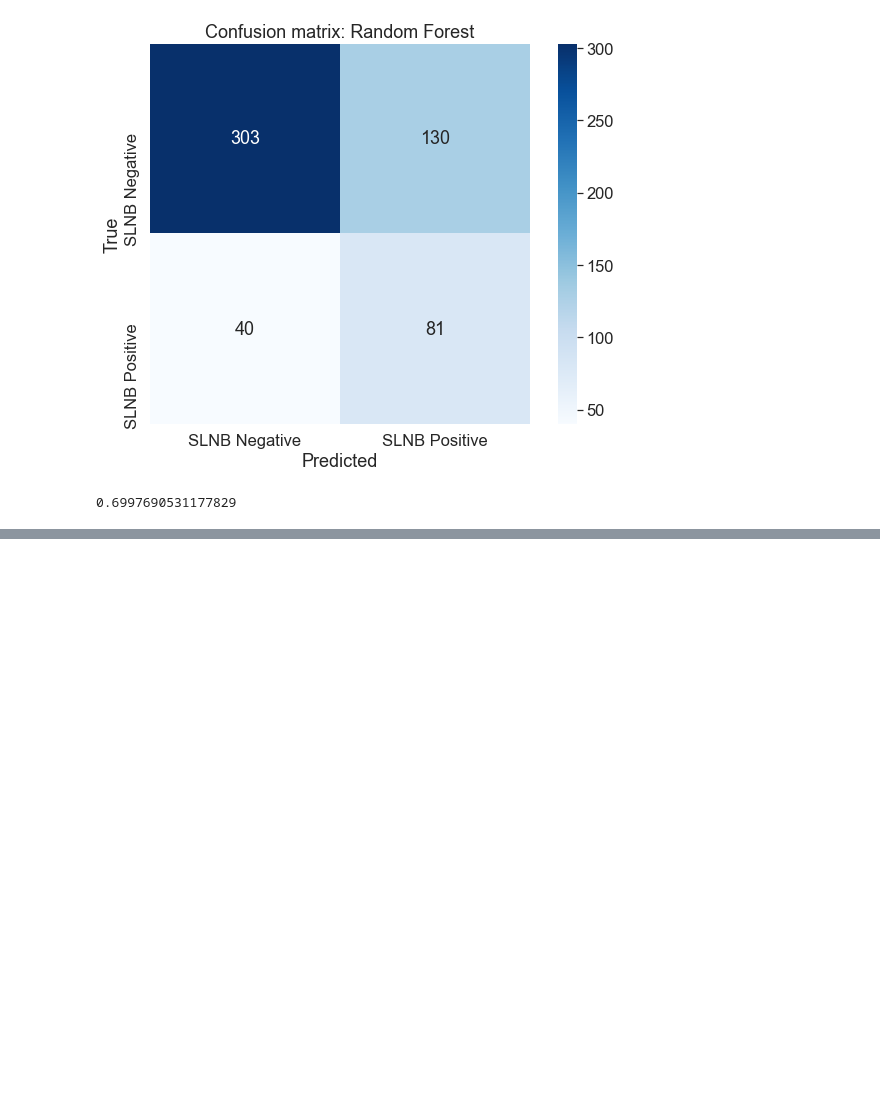
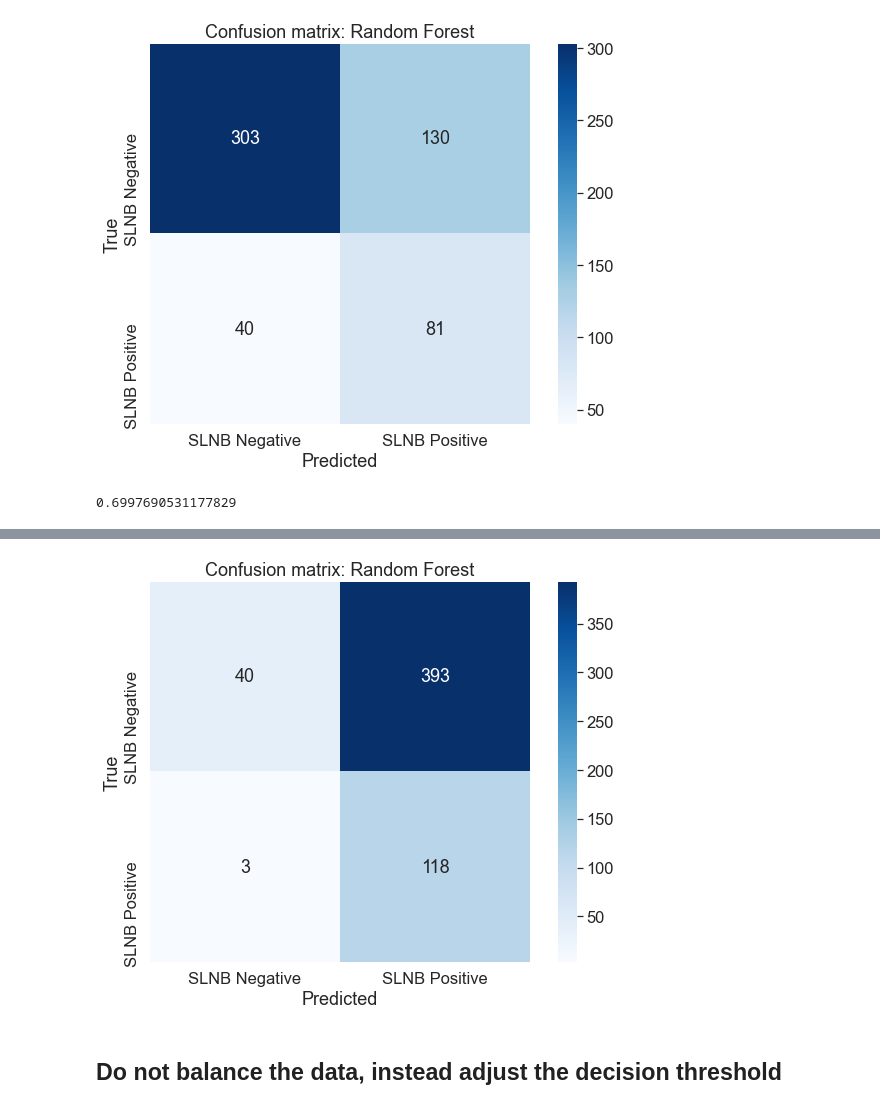
Before and after one commit to jerryji1993/MetMCC-SCAN, a Jupyter notebook: scripts/model_fitting.ipynb, the cells around one changed output, grey strips where cells are left out. Cells and saved outputs as stored; diff of their text form; code cells hidden in the pictures; blank space fills up the shorter version.

```diff
--- a/scripts/model_fitting.ipynb
+++ b/scripts/model_fitting.ipynb
@@ -3292,0 +3366,16 @@ with open(BASE_DIR+'../model/preprocessor.pkl', 'wb') as f:
+# %%
+# play with decision threshold
+def adjusted_classes(y_scores, t):
+    return np.where(y_scores > t, 1, 0)
+#     return np.asarray([1 if y >= t else 0 for y in y_scores])
+# %%
+y_prob_sel = np.asarray(rf.predict_proba(X_test_sel))
+y_pred_sel = adjusted_classes(y_prob_sel[:,1], 0.3)
+y_test_sel = np.asarray(y_test_sel)
+print("test accuracy: %s" % accuracy_score(y_test_sel, y_pred_sel))
+print("test NPV: %s" % negative_pred_value(y_test_sel, y_pred_sel))
+print("test Precision: %s" % precision_score(y_test_sel, y_pred_sel))
+print("test Recall: %s" % recall_score(y_test_sel, y_pred_sel))
+print("test AUC: %s" % roc_auc_score(y_test_sel, y_prob_sel[:,1]))
+print("test F1: %s" % f1_score(y_test_sel, y_pred_sel))
+print("test AUPR: %s" % average_precision_score(y_test_sel, y_prob_sel[:,1]))
@@ -3292,0 +3390,13 @@ with open(BASE_DIR+'../model/preprocessor.pkl', 'wb') as f:
+# %%
+cm = confusion_matrix(y_test_sel, y_pred_sel)
+df_cm = pd.DataFrame(cm, index = [i for i in ["SLNB Negative","SLNB Positive"]],
+                  columns = [i for i in ["SLNB Negative","SLNB Positive"]])
+plt.figure(figsize = (10,7))
+ax = sns.heatmap(df_cm, annot=True, cmap='Blues',square=True, fmt='d').set_title('Confusion matrix: Random Forest')
+plt.xlabel("Predicted")
+plt.ylabel("True")
+plt.savefig("../image/conf_matrix_30.png")
+# %% [output]
+[figure, added]
+# %% [markdown]
+## Do not balance the data, instead adjust the decision threshold
```
Also changed, not shown: parts of 41 cells of this notebook.
